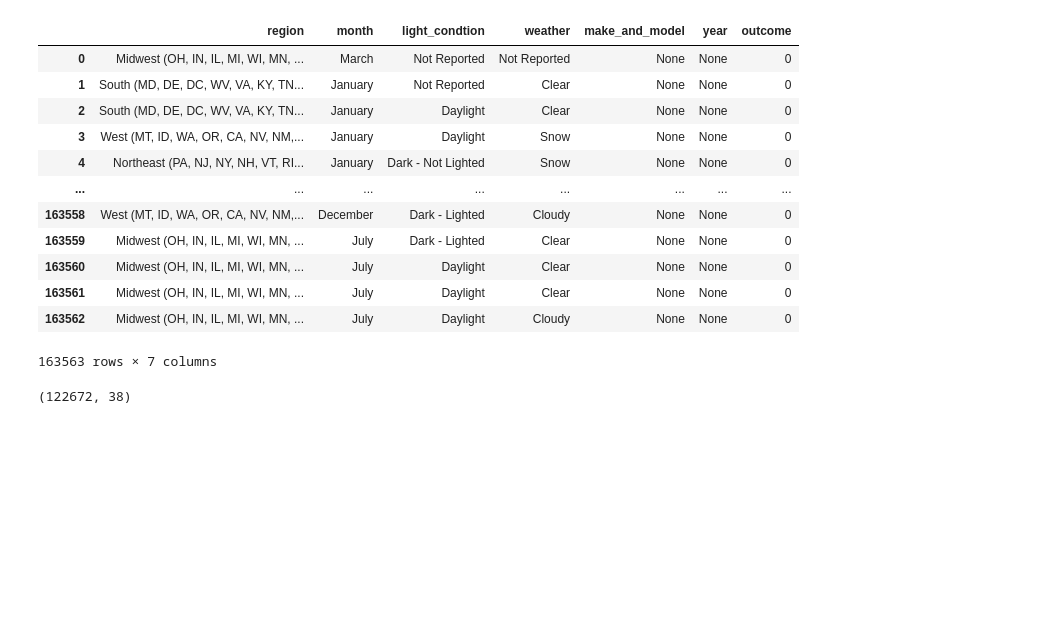
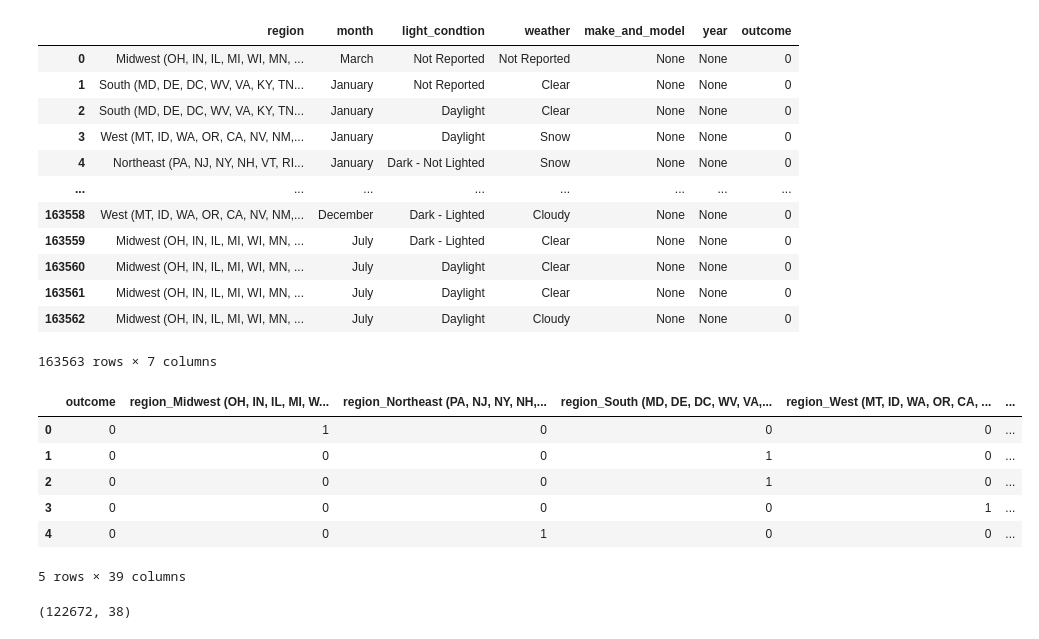
Before and after one commit to JediMasterSlagle/Final, a Jupyter notebook: final_project_model.ipynb, the cells around one changed output. Cells and saved outputs as stored; diff of their text form; code cells hidden in the pictures; blank space fills up the shorter version.

```diff
--- a/final_project_model.ipynb
+++ b/final_project_model.ipynb
@@ -39,6 +39,15 @@ accident_df
 # %%
 # make dummies for categorical data
 dummy_df = pd.get_dummies(accident_df, columns=["region","month","light_condtion","weather","make_and_model","year"])
+dummy_df.head()
+# %% [output]
+|  | outcome | region_Midwest (OH, IN, IL, MI, W... | region_Northeast (PA, NJ, NY, NH,... | region_South (MD, DE, DC, WV, VA,... | region_West (MT, ID, WA, OR, CA, ... | ... |
+| 0 | 0 | 1 | 0 | 0 | 0 | ... |
+| 1 | 0 | 0 | 0 | 1 | 0 | ... |
+| 2 | 0 | 0 | 0 | 1 | 0 | ... |
+| 3 | 0 | 0 | 0 | 0 | 1 | ... |
+| 4 | 0 | 0 | 1 | 0 | 0 | ... |
+5 rows × 39 columns
 # %%
 y = dummy_df ["outcome"]
 X = dummy_df .drop(columns="outcome")
```
Also changed, not shown: parts of 25 cells of this notebook.
